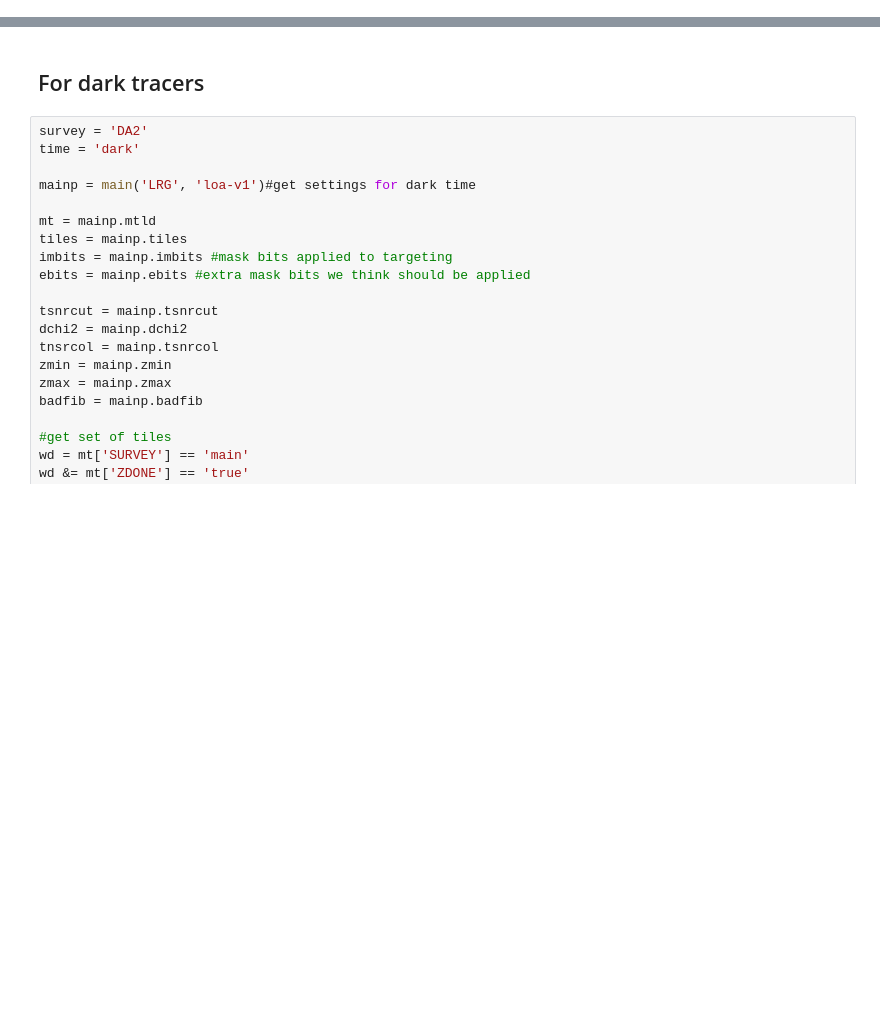
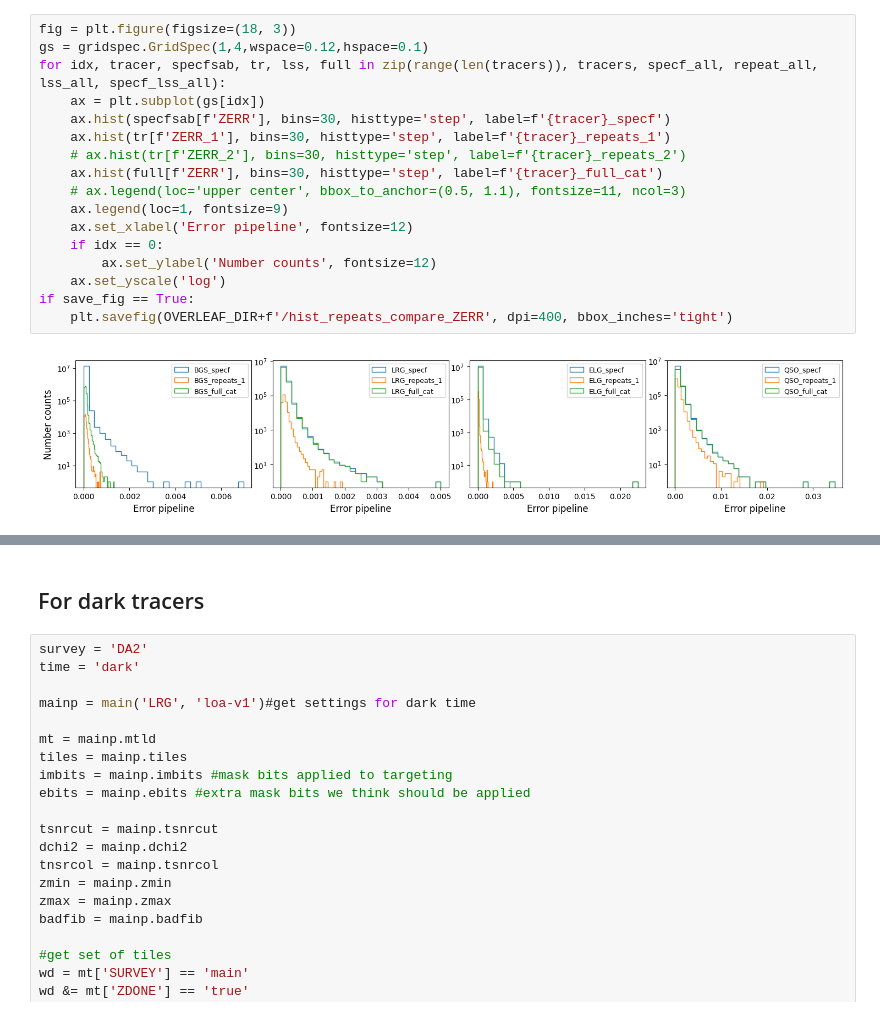
Before and after one commit to ShengyuHE/desi_y3_redshift_errors, a Jupyter notebook: main/repeat_obs/notebooks/specf_repeats.ipynb, the cells around one changed output, grey strips where cells are left out. Cells and saved outputs as stored; diff of their text form; blank space fills up the shorter version.

```diff
--- a/main/repeat_obs/notebooks/specf_repeats.ipynb
+++ b/main/repeat_obs/notebooks/specf_repeats.ipynb
@@ -92,0 +145,19 @@ plt.hist(data['TSNR2_ELG'])
+# %%
+fig = plt.figure(figsize=(18, 3))
+gs = gridspec.GridSpec(1,4,wspace=0.12,hspace=0.1)
+for idx, tracer, specfsab, tr, lss, full in zip(range(len(tracers)), tracers, specf_all, repeat_all, lss_all, specf_lss_all):
+    ax = plt.subplot(gs[idx])
+    ax.hist(specfsab[f'ZERR'], bins=30, histtype='step', label=f'{tracer}_specf')
+    ax.hist(tr[f'ZERR_1'], bins=30, histtype='step', label=f'{tracer}_repeats_1')
+    # ax.hist(tr[f'ZERR_2'], bins=30, histtype='step', label=f'{tracer}_repeats_2')
+    ax.hist(full[f'ZERR'], bins=30, histtype='step', label=f'{tracer}_full_cat')
+    # ax.legend(loc='upper center', bbox_to_anchor=(0.5, 1.1), fontsize=11, ncol=3)
+    ax.legend(loc=1, fontsize=9)
+    ax.set_xlabel('Error pipeline', fontsize=12)
+    if idx == 0:
+        ax.set_ylabel('Number counts', fontsize=12)
+    ax.set_yscale('log')
+if save_fig == True:
+    plt.savefig(OVERLEAF_DIR+f'/hist_repeats_compare_ZERR', dpi=400, bbox_inches='tight')
+# %% [output]
+[figure, added]
```
Also changed, not shown: parts of 25 cells of this notebook, 6 other files.
